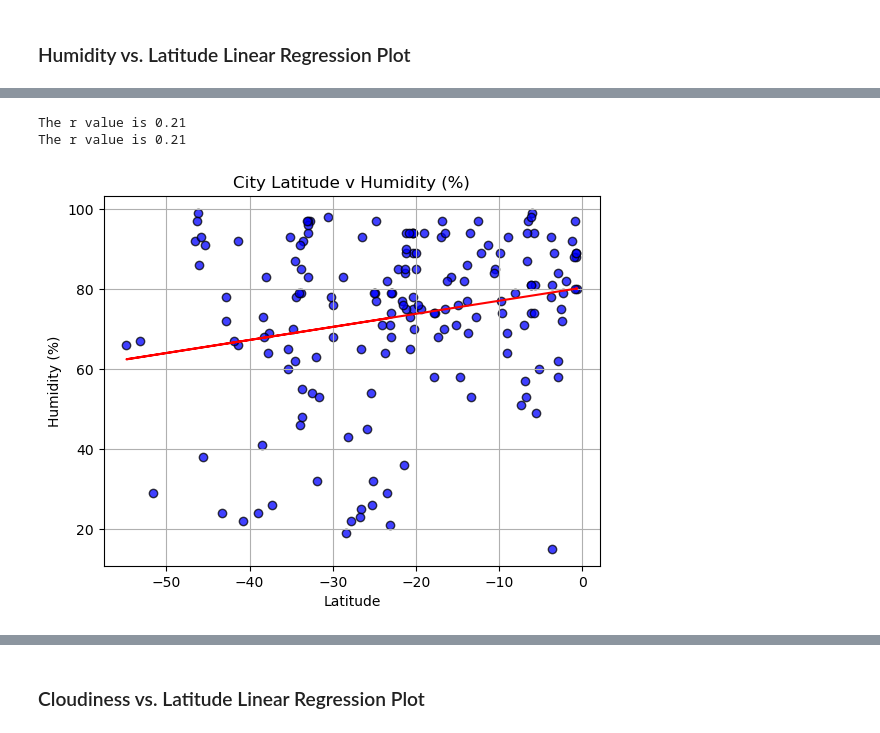
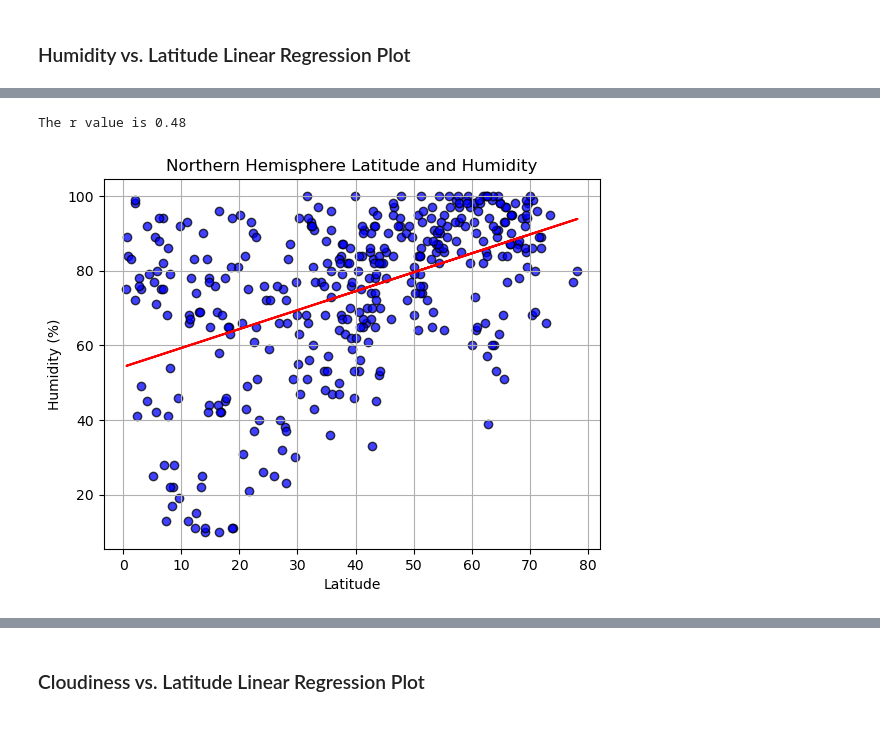
Before and after one commit to lilphonsdale/python-api-challenge, a Jupyter notebook: WeatherPy/WeatherPy.ipynb, the cells around one changed output, grey strips where cells are left out. Cells and saved outputs as stored; diff of their text form; code cells hidden in the pictures.

```diff
--- a/WeatherPy/WeatherPy.ipynb
+++ b/WeatherPy/WeatherPy.ipynb
@@ -464,34 +401,13 @@ The r value is 0.55
-# %%
-# Southern Hemisphere
-# Build scatter plot for latitude vs. humidity
-sh_lat = southern_hemi_df["Lat"]
-sh_hum = southern_hemi_df["Humidity"]
-
-sh_hum_slope, sh_hum_int, sh_hum_r, sh_hum_p, sh_hum_std_err = linregress(sh_lat, sh_hum)
-sh_hum_fit = sh_hum_slope * sh_lat + sh_hum_int
-
-sh_hum_line = "y = " + str(round(sh_hum_slope,2)) + "x + " + str(round(sh_hum_int,2))
-
-print(f"The r value is {round(pearsonr(sh_lat,sh_hum)[0],2)}")
-print(f"The r value is {round(sh_hum_r,2)}")
-
-plt.scatter(sh_lat,sh_hum, marker="o", facecolors="blue", edgecolors="black", alpha=0.75)
-plt.plot(sh_lat, sh_hum_fit, color = "red")
-
-# Incorporate the other graph properties
-plt.title("Southern Hemisphere City Latitude v Humidity (%)")
-plt.xlabel("Latitude")
-plt.ylabel("Humidity (%)")
-plt.grid()
-plt.annotate(nh_line,(5.8,0.8),fontsize=15,color="red")
-
-
-# Save the figure
-plt.savefig("../output_data/Fig8.png")
-
-# # Show plot
-plt.show()
-# %% [output]
-The r value is 0.21
-The r value is 0.21
-[figure, removed]
+# %%
+# Northern Hemisphere
+
+create_lr(x = northern_hemi_df["Lat"],
+          y = northern_hemi_df["Humidity"],
+          title = "Northern Hemisphere Latitude and Humidity",
+          xlabel = "Latitude",
+          ylabel = "Humidity (%)",
+          filename = "fig7"
+         )
+# %% [output]
+The r value is 0.48
+[figure, added]
```
Also changed, not shown: parts of 32 cells of this notebook, 19 other files.
